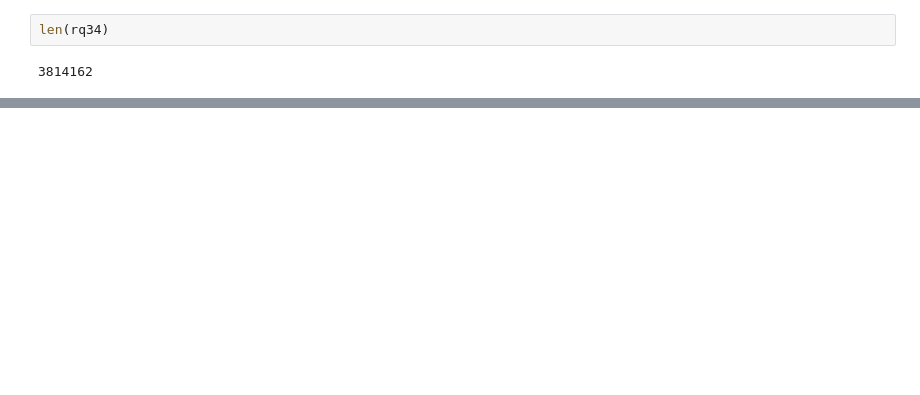
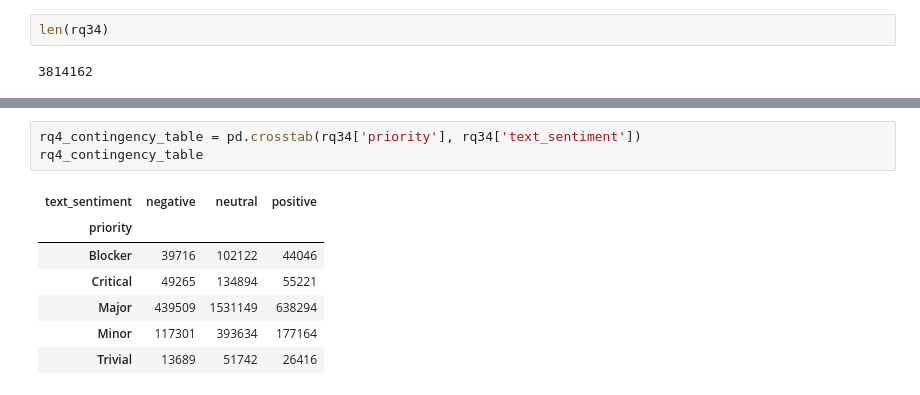
Before and after one commit to raianmr/seBERT, a Jupyter notebook: notebooks/RQs.ipynb, the cells around one changed output, grey strips where cells are left out. Cells and saved outputs as stored; diff of their text form; blank space fills up the shorter version.

```diff
--- a/notebooks/RQs.ipynb
+++ b/notebooks/RQs.ipynb
@@ -101,0 +139,11 @@ T-test: There is a significant difference in sentiment for major priority issues
+# %%
+rq4_contingency_table = pd.crosstab(rq34['priority'], rq34['text_sentiment'])
+rq4_contingency_table
+# %% [output]
+| text_sentiment | negative | neutral | positive |
+| priority |  |  |  |
+| Blocker | 39716 | 102122 | 44046 |
+| Critical | 49265 | 134894 | 55221 |
+| Major | 439509 | 1531149 | 638294 |
+| Minor | 117301 | 393634 | 177164 |
+| Trivial | 13689 | 51742 | 26416 |
```
Also changed, not shown: parts of 20 cells of this notebook.
